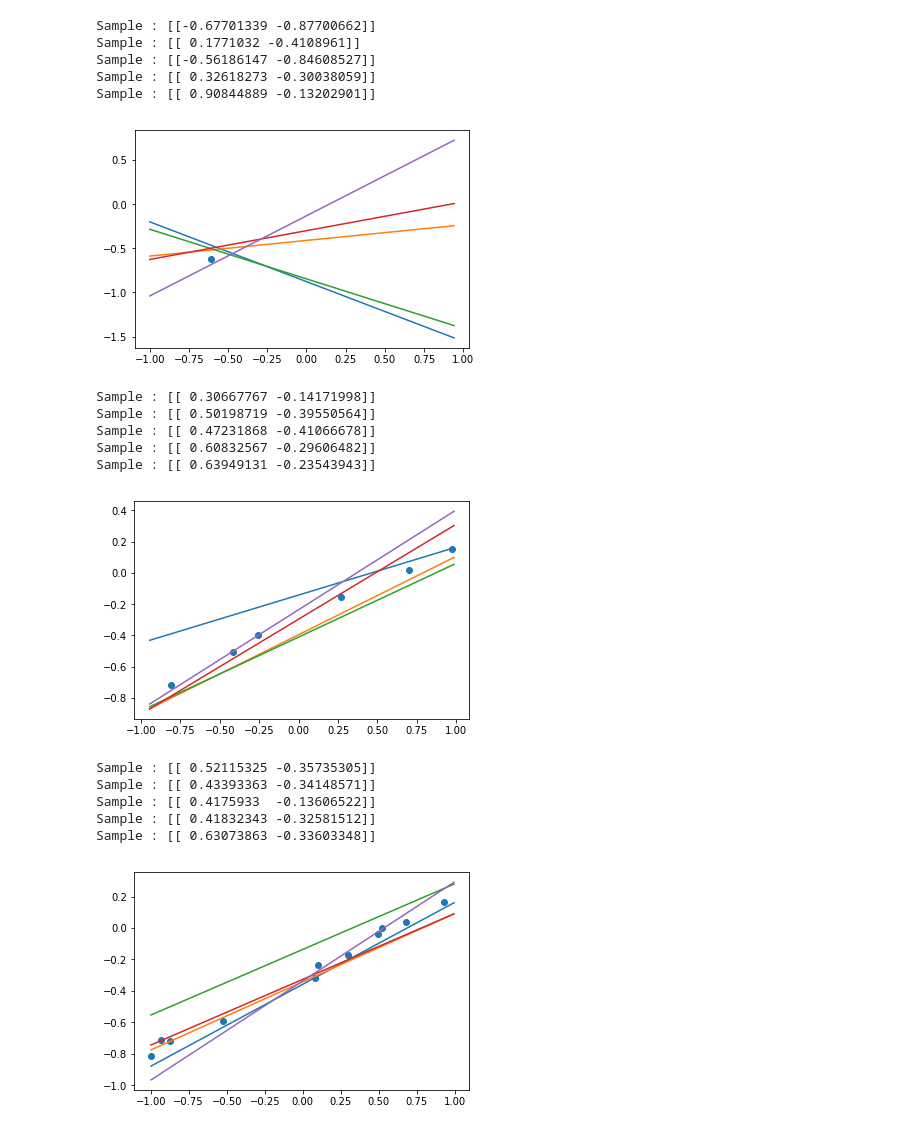
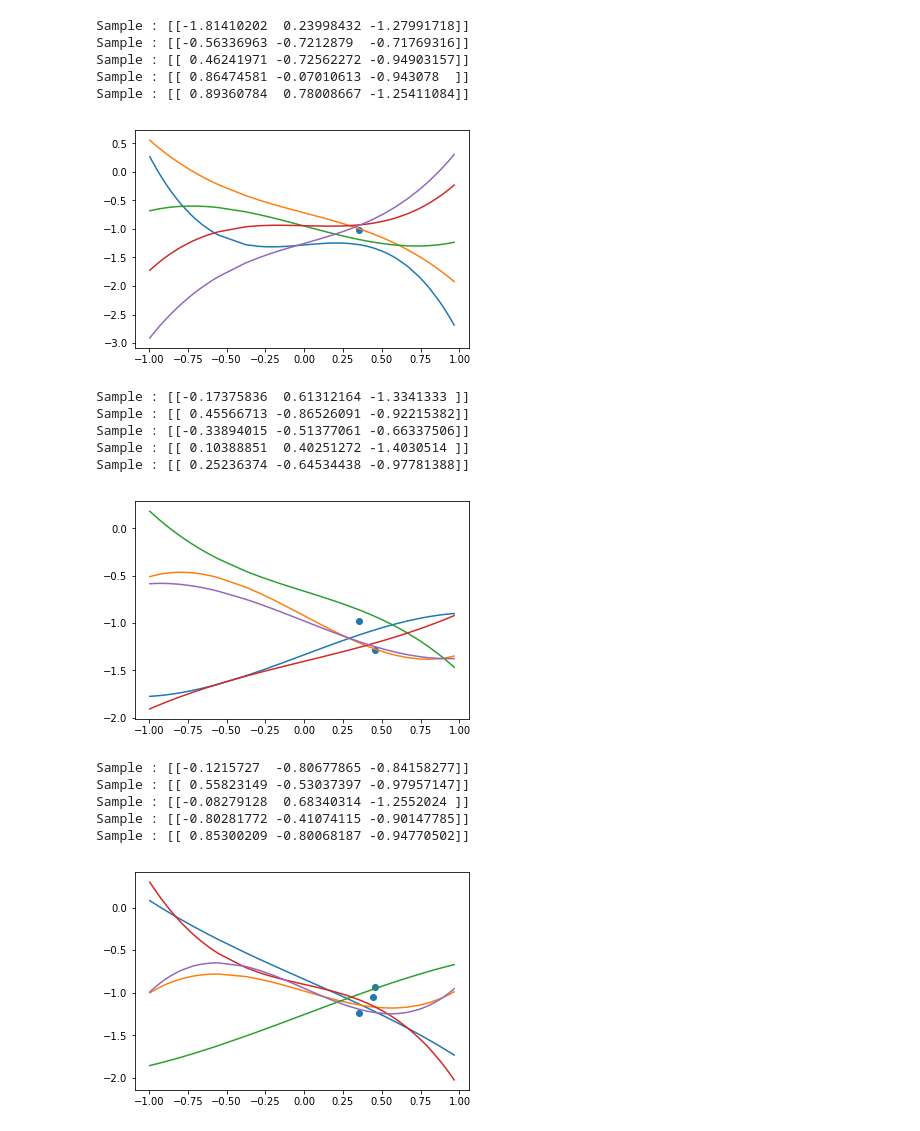
Before and after one commit to kunalchelani/Gaussian-Processes, a Jupyter notebook: Bayesian_LinearReg.ipynb, the cells around one changed output. Cells and saved outputs as stored; diff of their text form; code cells hidden in the pictures.

```diff
--- a/Bayesian_LinearReg.ipynb
+++ b/Bayesian_LinearReg.ipynb
@@ -48,18 +0,0 @@ plt.show()
-# %%
-size = 10
-co = 40
-l = 1000
-d = np.zeros(l)
-d1 = np.zeros(l)
-cov =  co*np.eye(size)
-mu1 = np.ones(size)
-mu2 = np.ones(size)
-a = np.random.multivariate_normal(mu1, cov, size = l)
-b = np.random.multivariate_normal(mu2, cov, size = l)
-for i in range(0, l):
-    d1[i] = np.sqrt(np.dot((b[i] ),(b[i] )))
-for i in range(0, l):
-    d[i] = np.sqrt(np.dot((a[i] - b[i]),(a[i] - b[i])))
-
-print np.mean(d)
-print np.mean(d1)
@@ -117,64 +29,59 @@ IndentationError: unexpected indent (<ipython-input-17-3c7b0a22ea5e>, line 33)
 # %%
-for num_points in range(1, 20, 5):
-    epsilon = 0.02
-    orig_weights = np.array([0.5, -0.3]).reshape(-1,1)
-    X = np.random.uniform(-1, 1, 100)
+epsilon = 0.15
+orig_weights = np.array([1, -0.5, -1]).reshape(-1,1)
+X = np.random.uniform(-1, 1, 100)
+weights_len = len(orig_weights)
 
+for num_points in [1, 2, 3, 6, 20, 50, 200]:
 
     Xn = X[0:num_points]
     Xn = (np.sort(Xn)).reshape(-1,1)
     delta = [np.random.normal(0,epsilon,1) for i in range(len(Xn))]
 
     t = f(Xn, orig_weights)
     y = [t[i]+delta[i][0] for i in range(t.shape[0])]
 
-    weights_len = 2
-    plt.scatter(np.sort(Xn), y)
-    #plt.show()
+    plt.scatter(Xn, y)
 
     prior_mean = 0
-    alpha = 2.0
+    alpha = 2
 
     noise_mean = 0
-    beta = 25
+    beta = (1.0/epsilon)**2
     Xn = Xn.reshape((-1,1))
 
     des_mat = phi(Xn, weights_len)
 
 
     posterior_cov_inv = alpha*np.eye(weights_len) + beta*np.matmul(des_mat.T, des_mat)
     posterior_cov = np.linalg.inv(posterior_cov_inv)
     posterior_mean = beta * np.matmul(posterior_cov, np.matmul(des_mat.T, t))
 
-    #print posterior_mean
-    #print posterior_cov
-
     pts_to_plt = np.sort(X)
     mean = posterior_mean
     cov =  posterior_cov
     for i in range(0,5):
-        sample = np.random.multivariate_normal([mean[0,0], mean[1,0]], cov, 1)
+        sample = np.random.multivariate_normal([mean[0,0], mean[1,0], mean[2,0]], cov, 1)
         print "Sample : {}".format(sample)
         sample = np.array(sample).reshape(-1,1)
         plt.plot(pts_to_plt, f(pts_to_plt, sample))
-    #plot_line(posterior_mean, posterior_cov, pts_to_plt)
     plt.show()
 # %% [output]
-Sample : [[-0.67701339 -0.87700662]]
-Sample : [[ 0.1771032 -0.4108961]]
-Sample : [[-0.56186147 -0.84608527]]
-Sample : [[ 0.32618273 -0.30038059]]
-Sample : [[ 0.90844889 -0.13202901]]
+Sample : [[-1.81410202  0.23998432 -1.27991718]]
+Sample : [[-0.56336963 -0.7212879  -0.71769316]]
+Sample : [[ 0.46241971 -0.72562272 -0.94903157]]
+Sample : [[ 0.86474581 -0.07010613 -0.943078  ]]
+Sample : [[ 0.89360784  0.78008667 -1.25411084]]
-[figure, old version]
+[figure, new version]
-Sample : [[ 0.30667767 -0.14171998]]
-Sample : [[ 0.50198719 -0.39550564]]
-Sample : [[ 0.47231868 -0.41066678]]
-Sample : [[ 0.60832567 -0.29606482]]
-Sample : [[ 0.63949131 -0.23543943]]
+Sample : [[-0.17375836  0.61312164 -1.3341333 ]]
+Sample : [[ 0.45566713 -0.86526091 -0.92215382]]
+Sample : [[-0.33894015 -0.51377061 -0.66337506]]
+Sample : [[ 0.10388851  0.40251272 -1.4030514 ]]
+Sample : [[ 0.25236374 -0.64534438 -0.97781388]]
-[figure, old version]
+[figure, new version]
-Sample : [[ 0.52115325 -0.35735305]]
-Sample : [[ 0.43393363 -0.34148571]]
-Sample : [[ 0.4175933  -0.13606522]]
-Sample : [[ 0.41832343 -0.32581512]]
-Sample : [[ 0.63073863 -0.33603348]]
+Sample : [[-0.1215727  -0.80677865 -0.84158277]]
+Sample : [[ 0.55823149 -0.53037397 -0.97957147]]
+Sample : [[-0.08279128  0.68340314 -1.2552024 ]]
+Sample : [[-0.80281772 -0.41074115 -0.90147785]]
+Sample : [[ 0.85300209 -0.80068187 -0.94770502]]
-[figure, old version]
+[figure, new version]
```
Also changed, not shown: parts of 6 cells of this notebook.
